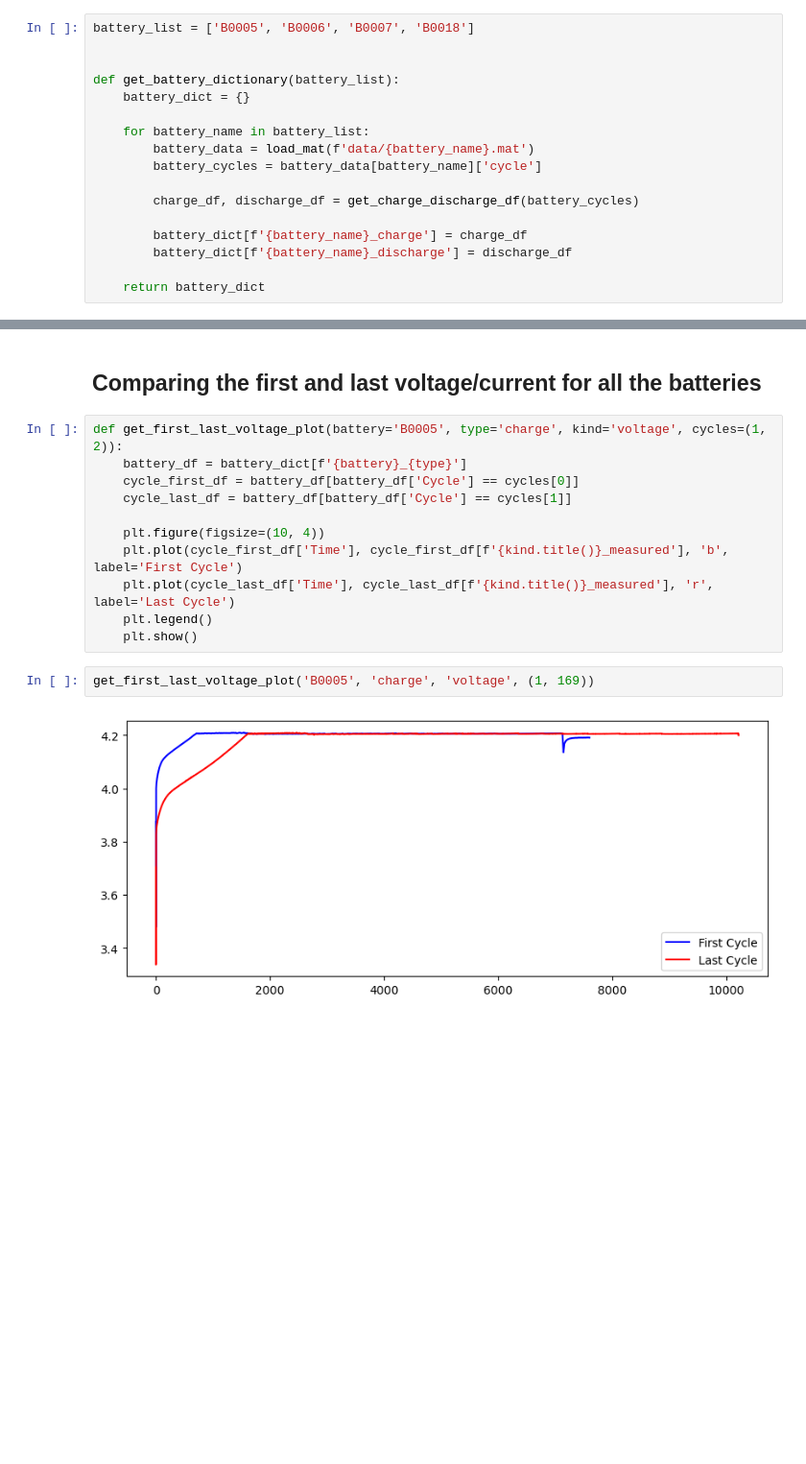
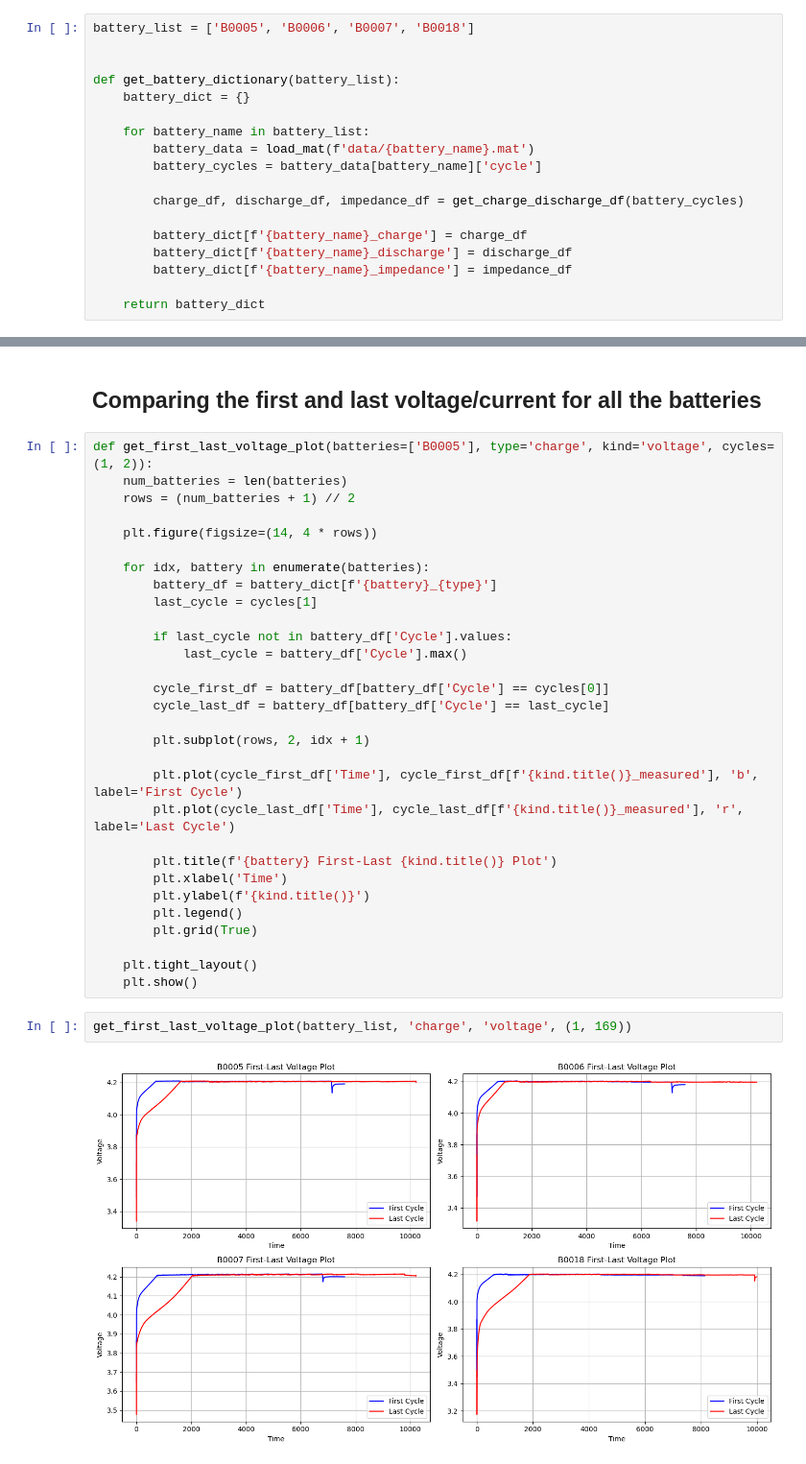
Before and after one commit to RomanShrestha07/CPSC_4830_Group_Project, a Jupyter notebook: Group_Project.ipynb, the cells around one changed output, grey strips where cells are left out. Shown at 96% size. Drawn from its saved outputs; the diff is of its cells as text; blank space fills up the shorter version.

```diff
--- a/Group_Project.ipynb
+++ b/Group_Project.ipynb
@@ -236,10 +257,11 @@ def get_battery_dictionary(battery_list):
         battery_data = load_mat(f'data/{battery_name}.mat')
         battery_cycles = battery_data[battery_name]['cycle']
 
-        charge_df, discharge_df = get_charge_discharge_df(battery_cycles)
+        charge_df, discharge_df, impedance_df = get_charge_discharge_df(battery_cycles)
 
         battery_dict[f'{battery_name}_charge'] = charge_df
         battery_dict[f'{battery_name}_discharge'] = discharge_df
+        battery_dict[f'{battery_name}_impedance'] = impedance_df
 
     return battery_dict
 # %%
@@ -501,18 +523,37 @@ get_voltage_current_plot('B0005', 'discharge', 'current')
 # %% [markdown]
 ## Comparing the first and last voltage/current for all the batteries
 # %%
-def get_first_last_voltage_plot(battery='B0005', type='charge', kind='voltage', cycles=(1, 2)):
-    battery_df = battery_dict[f'{battery}_{type}']
-    cycle_first_df = battery_df[battery_df['Cycle'] == cycles[0]]
-    cycle_last_df = battery_df[battery_df['Cycle'] == cycles[1]]
+def get_first_last_voltage_plot(batteries=['B0005'], type='charge', kind='voltage', cycles=(1, 2)):
+    num_batteries = len(batteries)
+    rows = (num_batteries + 1) // 2
 
-    plt.figure(figsize=(10, 4))
-    plt.plot(cycle_first_df['Time'], cycle_first_df[f'{kind.title()}_measured'], 'b', label='First Cycle')
-    plt.plot(cycle_last_df['Time'], cycle_last_df[f'{kind.title()}_measured'], 'r', label='Last Cycle')
-    plt.legend()
+    plt.figure(figsize=(14, 4 * rows))
+
+    for idx, battery in enumerate(batteries):
+        battery_df = battery_dict[f'{battery}_{type}']
+        last_cycle = cycles[1]
+
+        if last_cycle not in battery_df['Cycle'].values:
+            last_cycle = battery_df['Cycle'].max()
+
+        cycle_first_df = battery_df[battery_df['Cycle'] == cycles[0]]
+        cycle_last_df = battery_df[battery_df['Cycle'] == last_cycle]
+
+        plt.subplot(rows, 2, idx + 1)
+
+        plt.plot(cycle_first_df['Time'], cycle_first_df[f'{kind.title()}_measured'], 'b', label='First Cycle')
+        plt.plot(cycle_last_df['Time'], cycle_last_df[f'{kind.title()}_measured'], 'r', label='Last Cycle')
+
+        plt.title(f'{battery} First-Last {kind.title()} Plot')
+        plt.xlabel('Time')
+        plt.ylabel(f'{kind.title()}')
+        plt.legend()
+        plt.grid(True)
+
+    plt.tight_layout()
     plt.show()
 # %%
-get_first_last_voltage_plot('B0005', 'charge', 'voltage', (1, 169))
+get_first_last_voltage_plot(battery_list, 'charge', 'voltage', (1, 169))
 # %% [output]
-[figure, old version]
+[figure, new version]
 # %%
```
Also changed, not shown: parts of 8 cells of this notebook.
